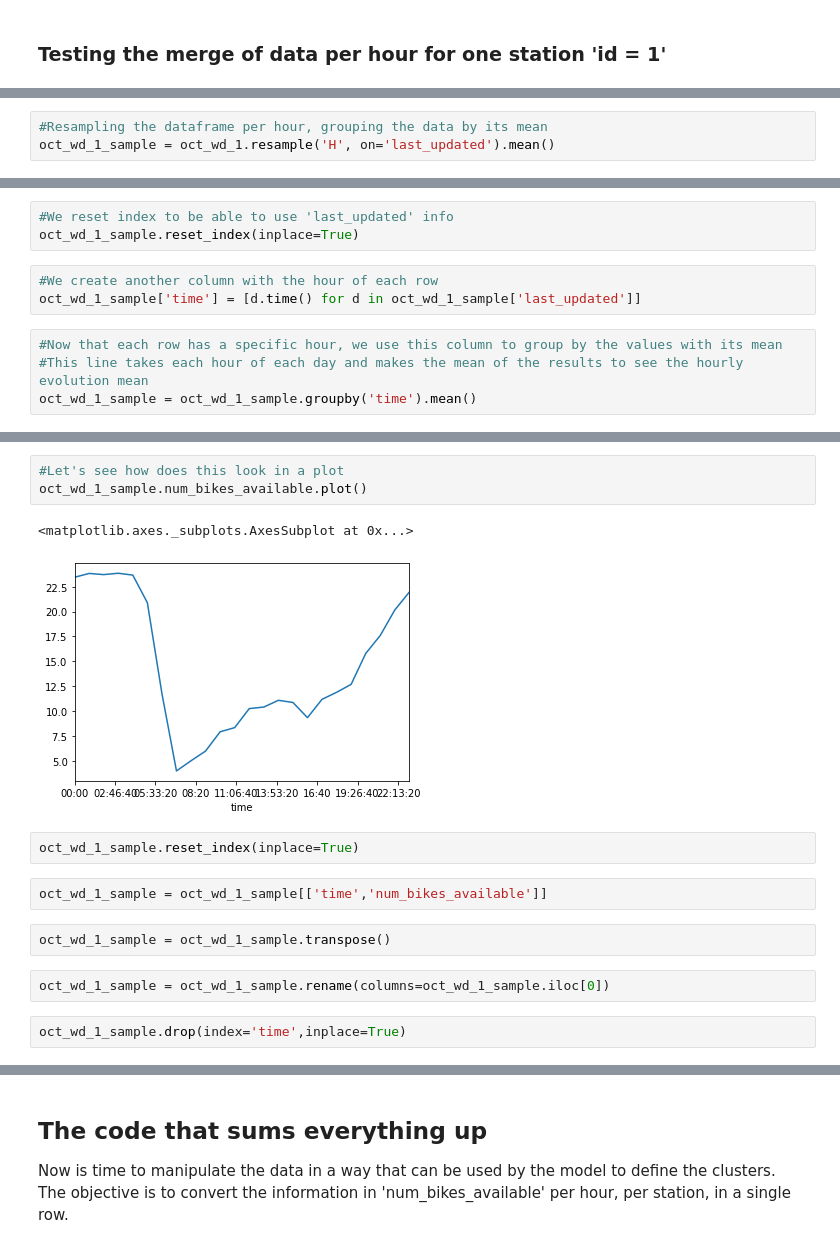
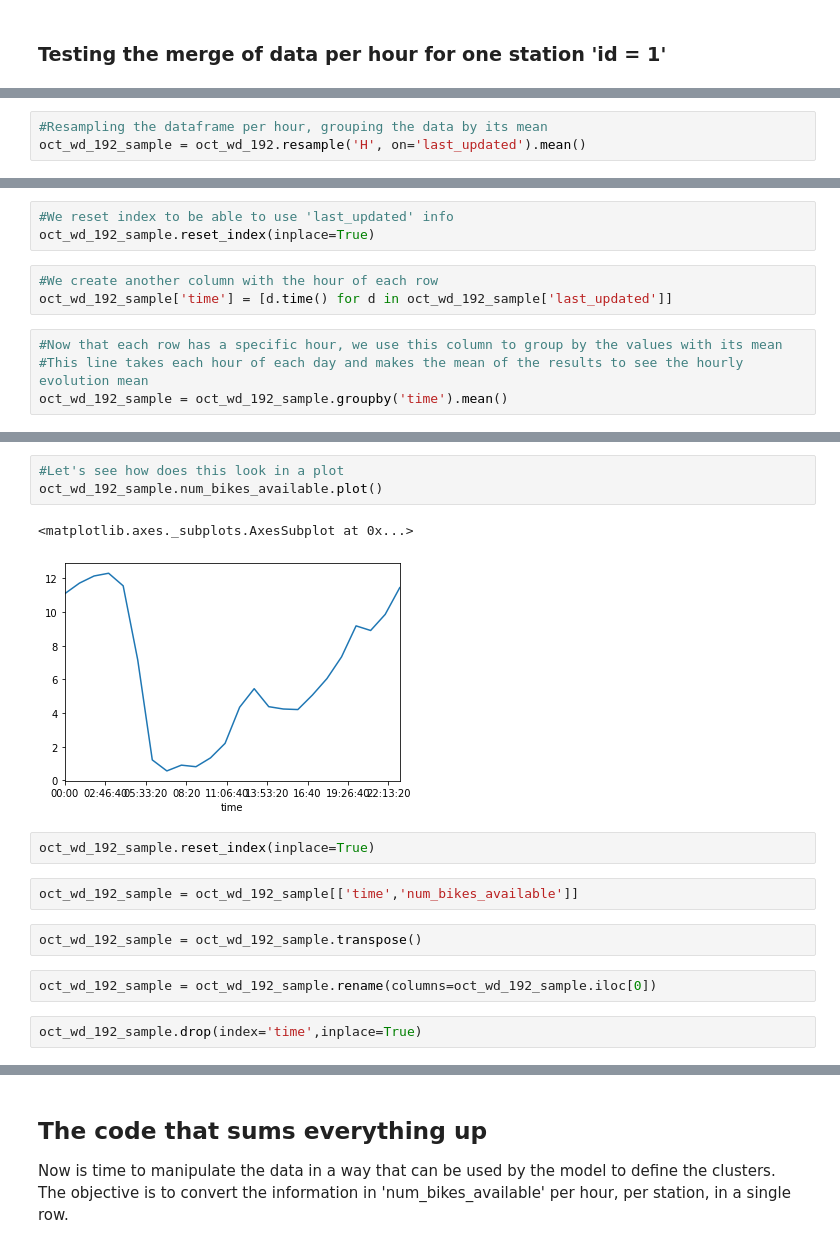
Before and after one commit to jaumevr15/Bicing-Stations-Analysis, a Jupyter notebook: your-project/code/1_datetime .ipynb, the cells around one changed output, grey strips where cells are left out. Drawn from its saved outputs; the diff is of its cells as text.

```diff
--- a/your-project/code/1_datetime .ipynb
+++ b/your-project/code/1_datetime .ipynb
@@ -142,5 +137,5 @@ oct_wd_1 = oct_wd[oct_wd['station_id'] == 1]
 # %%
 #Resampling the dataframe per hour, grouping the data by its mean
-oct_wd_1_sample = oct_wd_1.resample('H', on='last_updated').mean()
+oct_wd_192_sample = oct_wd_192.resample('H', on='last_updated').mean()
 # %%
 #We check if it worked
@@ -156,12 +151,12 @@ oct_wd_1_sample.head()
 # %%
 #We reset index to be able to use 'last_updated' info
-oct_wd_1_sample.reset_index(inplace=True)
+oct_wd_192_sample.reset_index(inplace=True)
 # %%
 #We create another column with the hour of each row
-oct_wd_1_sample['time'] = [d.time() for d in oct_wd_1_sample['last_updated']]
+oct_wd_192_sample['time'] = [d.time() for d in oct_wd_192_sample['last_updated']]
 # %%
 #Now that each row has a specific hour, we use this column to group by the values with its mean
 #This line takes each hour of each day and makes the mean of the results to see the hourly evolution mean
-oct_wd_1_sample = oct_wd_1_sample.groupby('time').mean()
+oct_wd_192_sample = oct_wd_192_sample.groupby('time').mean()
 # %%
 #We should have by now a dataframe that sums up how the station 1 behaves on weekdays, per hour.
@@ -188,16 +183,16 @@ oct_wd_1_sample
 # %%
 #Let's see how does this look in a plot
-oct_wd_1_sample.num_bikes_available.plot()
+oct_wd_192_sample.num_bikes_available.plot()
 # %% [output]
 <matplotlib.axes._subplots.AxesSubplot at 0x...>
-[figure, old version]
+[figure, new version]
 # %%
-oct_wd_1_sample.reset_index(inplace=True)
+oct_wd_192_sample.reset_index(inplace=True)
 # %%
-oct_wd_1_sample = oct_wd_1_sample[['time','num_bikes_available']]
+oct_wd_192_sample = oct_wd_192_sample[['time','num_bikes_available']]
-# %%
-oct_wd_1_sample = oct_wd_1_sample.transpose()
+# %%
+oct_wd_192_sample = oct_wd_192_sample.transpose()
 # %%
-oct_wd_1_sample = oct_wd_1_sample.rename(columns=oct_wd_1_sample.iloc[0])
+oct_wd_192_sample = oct_wd_192_sample.rename(columns=oct_wd_192_sample.iloc[0])
 # %%
-oct_wd_1_sample.drop(index='time',inplace=True)
+oct_wd_192_sample.drop(index='time',inplace=True)
```
Also changed, not shown: parts of 11 cells of this notebook, 1 other file.
